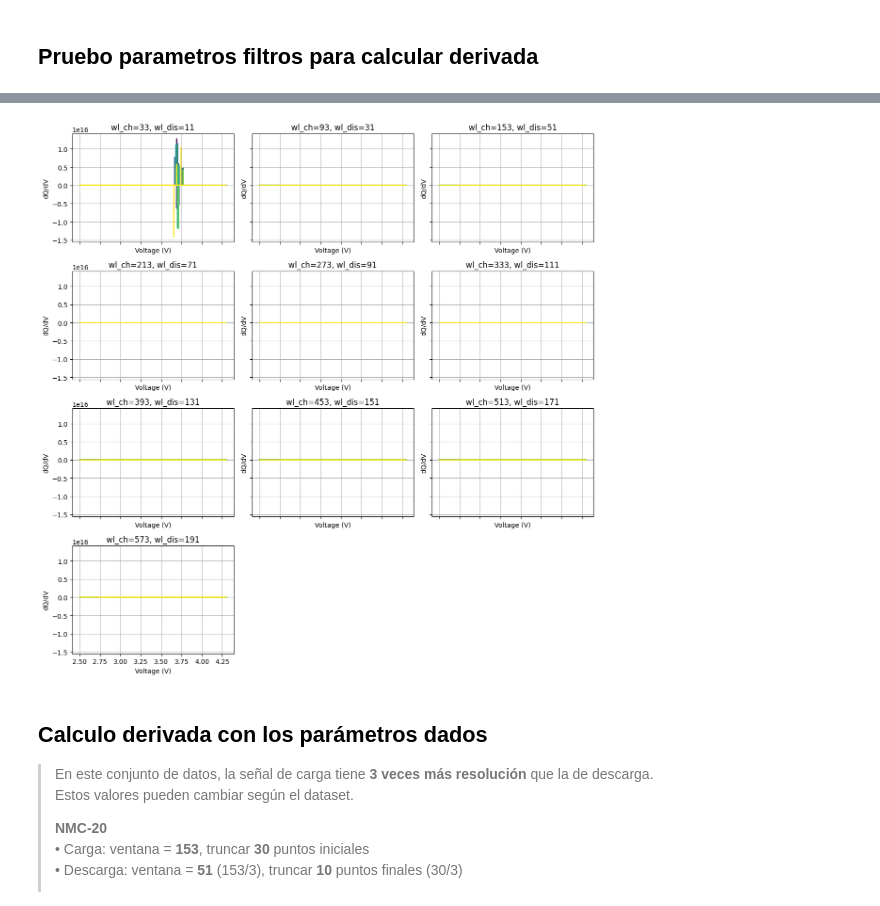
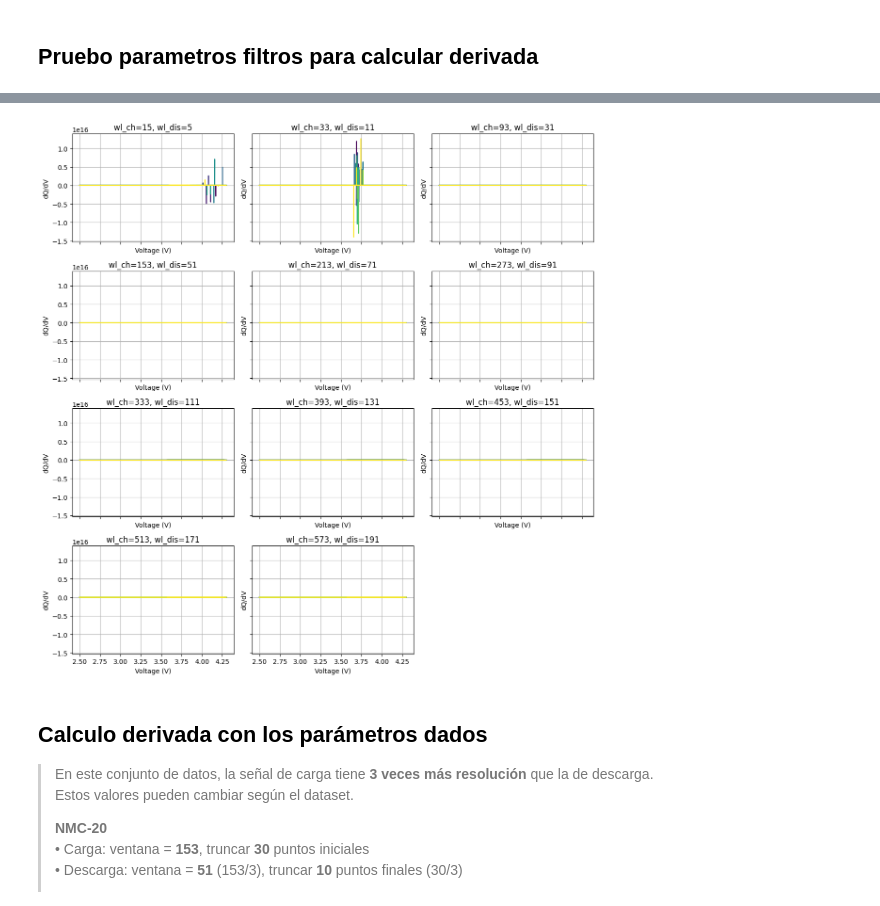
Before and after one commit to majodomenech/proc-icdv, a Jupyter notebook: notebooks/estudio14-dqdv-y-ajustes-ARBIN-nmc04.ipynb, the cells around one changed output, grey strips where cells are left out. Drawn from its saved outputs; the diff is of its cells as text; code cells hidden in the pictures.

```diff
--- a/notebooks/estudio14-dqdv-y-ajustes-ARBIN-nmc04.ipynb
+++ b/notebooks/estudio14-dqdv-y-ajustes-ARBIN-nmc04.ipynb
@@ -99,7 +134,7 @@ Puntos promedio por ventana de 2 mV:
 # %%
-dr.plot_dqdv_muchos_wl(ciclos_sel_grafico, dict_ciclos_sep, wl_values=[11,31,51,71,91,111,131,151,171,191])#, truncar_values=(20,60))
+dr.plot_dqdv_muchos_wl(ciclos_sel_grafico, dict_ciclos_sep, wl_values=[5,11,31,51,71,91,111,131,151,171,191], truncar_values=(25,25))
 # %% [output]
-[figure, old version]
+[figure, new version]
 # %% [markdown]
 ## Calculo derivada con los parámetros dados
 
```
Also changed, not shown: parts of 6 cells of this notebook, 1 other file.
